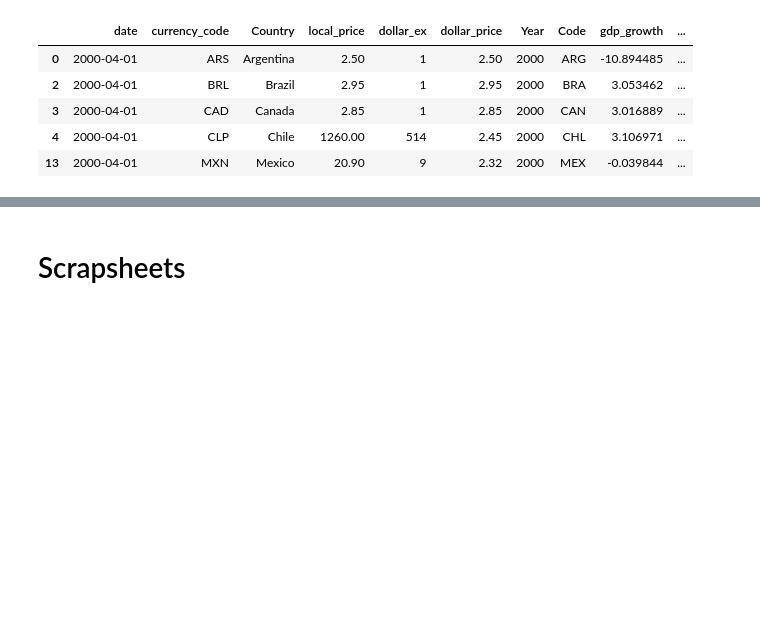
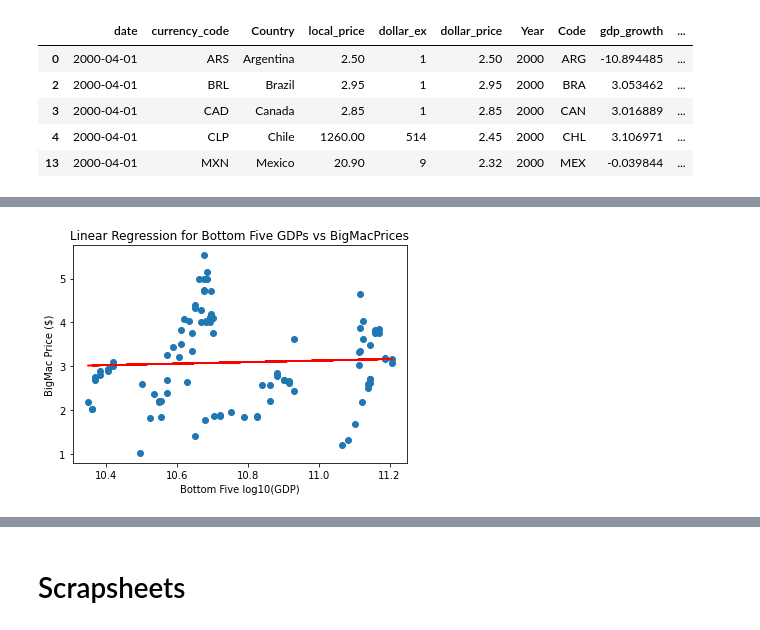
Before and after one commit to bolwerk-b/Final-Project, a Jupyter notebook: machine learning/Machine_Learning_models-final.ipynb, the cells around one changed output, grey strips where cells are left out. Cells and saved outputs as stored; diff of their text form; code cells hidden in the pictures; blank space fills up the shorter version.

```diff
--- a/machine learning/Machine_Learning_models-final.ipynb
+++ b/machine learning/Machine_Learning_models-final.ipynb
@@ -587,0 +748,4 @@ Mean Relative Error: 0.01
+# %%
+bottomFive = ['EST', 'URY', 'CRI', 'LKA', 'HUN']
+df_bottomFive = df.loc[df['Code'].isin(bottomFive)]
+df_bottomFive.head()
@@ -587,0 +759,4 @@ Mean Relative Error: 0.01
+# %%
+# Defining the feature (X) and target (y)
+X = df_bottomFive.GDP_log10.values.reshape(-1,1)
+y = df_bottomFive.dollar_price.values.reshape(-1,1)
@@ -587,0 +776,10 @@ Mean Relative Error: 0.01
+# %%
+# Creating a scatter plot with a regression curve
+plt.scatter(X, y)
+plt.xlabel('Bottom Five log10(GDP)')
+plt.ylabel('BigMac Price ($)')
+plt.title('Linear Regression for Bottom Five GDPs vs BigMacPrices')
+plt.plot(X, y_pred, color='red')
+plt.show()
+# %% [output]
+[figure, added]
```
Also changed, not shown: parts of 63 cells of this notebook, 2 other files.
